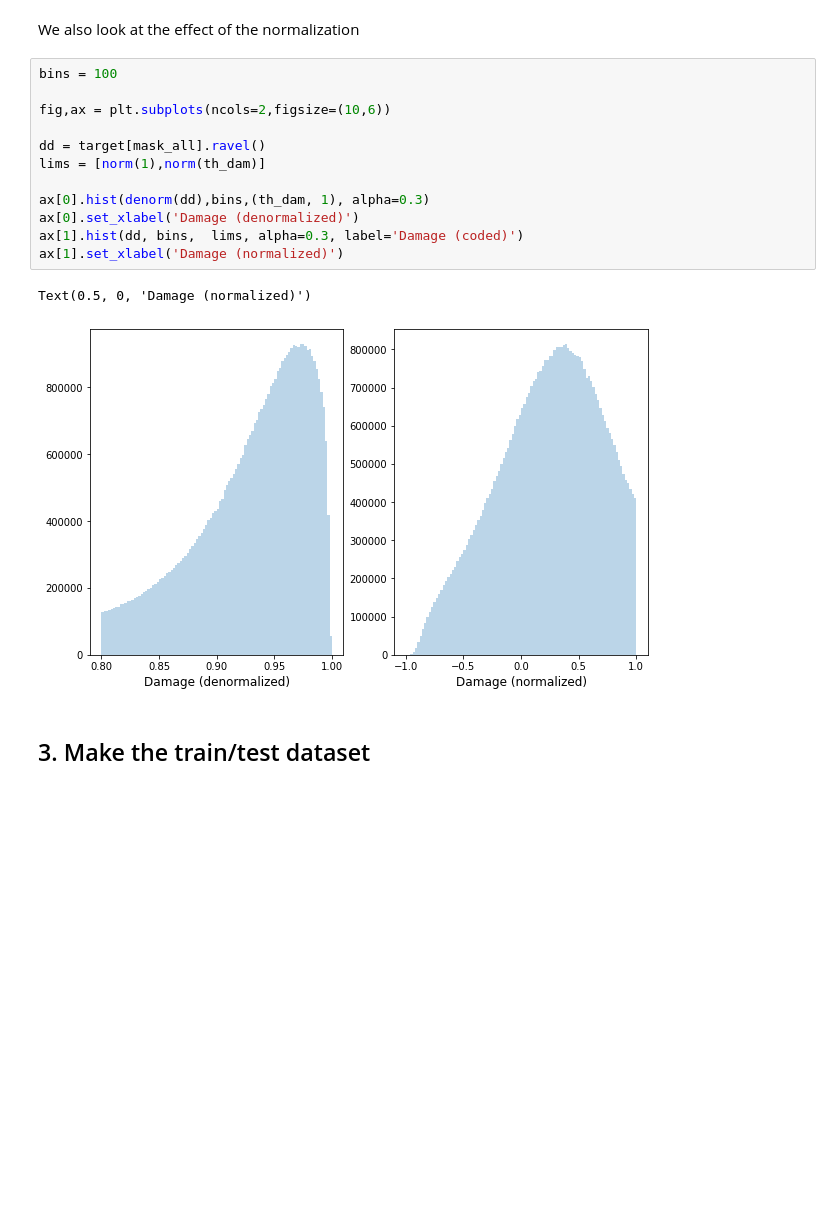
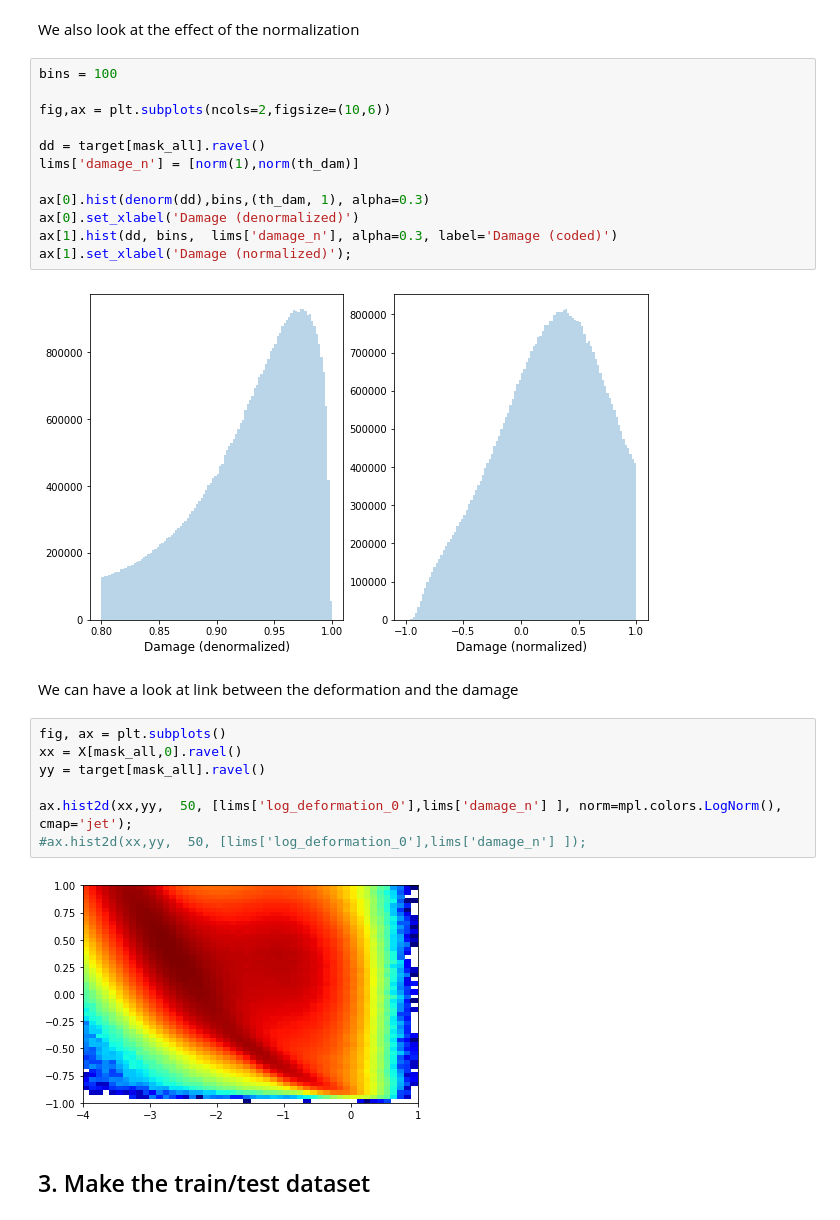
Before and after one commit to nansencenter/SID-NN, a Jupyter notebook: read-data.ipynb, the cells around one changed output. Cells and saved outputs as stored; diff of their text form; blank space fills up the shorter version.

```diff
--- a/read-data.ipynb
+++ b/read-data.ipynb
@@ -275,14 +328,24 @@ bins = 100
 fig,ax = plt.subplots(ncols=2,figsize=(10,6))
 
 dd = target[mask_all].ravel()
-lims = [norm(1),norm(th_dam)]
+lims['damage_n'] = [norm(1),norm(th_dam)]
 
 ax[0].hist(denorm(dd),bins,(th_dam, 1), alpha=0.3)
 ax[0].set_xlabel('Damage (denormalized)')
-ax[1].hist(dd, bins,  lims, alpha=0.3, label='Damage (coded)')
-ax[1].set_xlabel('Damage (normalized)')
+ax[1].hist(dd, bins,  lims['damage_n'], alpha=0.3, label='Damage (coded)')
+ax[1].set_xlabel('Damage (normalized)');
 # %% [output]
-Text(0.5, 0, 'Damage (normalized)')
 [figure]
+# %% [markdown]
+We can have a look at link between the deformation and the damage
+# %%
+fig, ax = plt.subplots()
+xx = X[mask_all,0].ravel()
+yy = target[mask_all].ravel()
+
+ax.hist2d(xx,yy,  50, [lims['log_deformation_0'],lims['damage_n'] ], norm=mpl.colors.LogNorm(), cmap='jet');
+#ax.hist2d(xx,yy,  50, [lims['log_deformation_0'],lims['damage_n'] ]);
+# %% [output]
+[figure, added]
 # %% [markdown]
 ## 3. Make the train/test dataset
```
Also changed, not shown: parts of 22 cells of this notebook, 2 other files.
